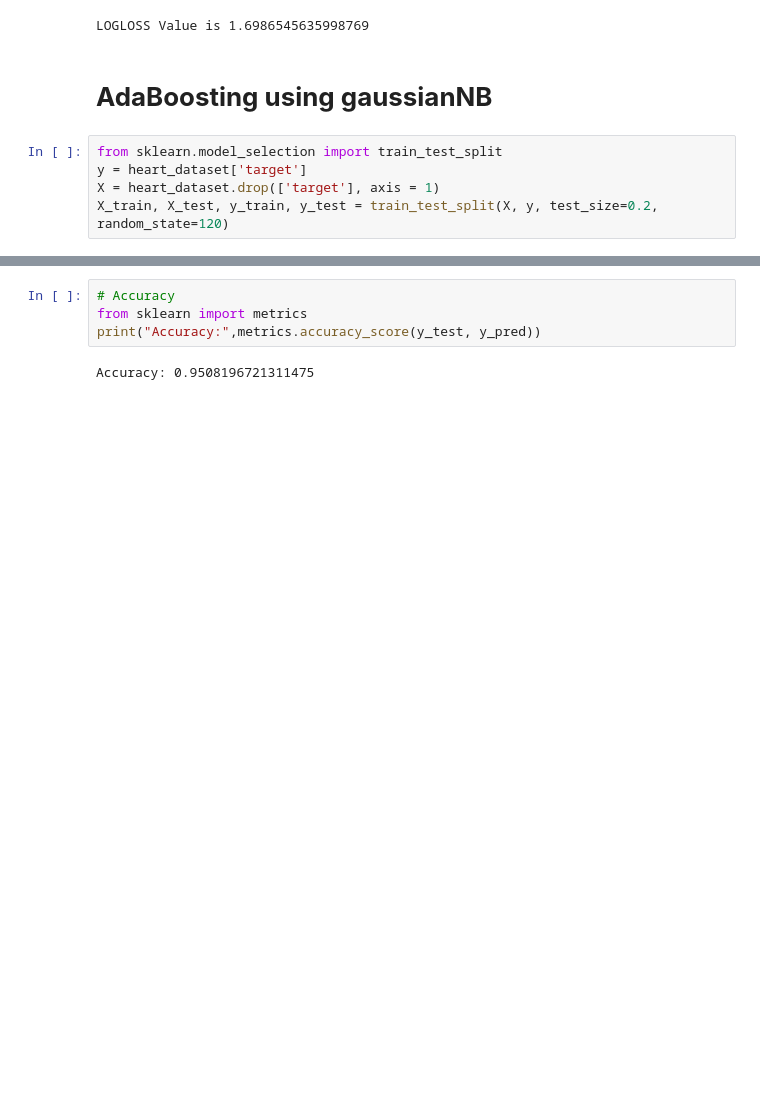
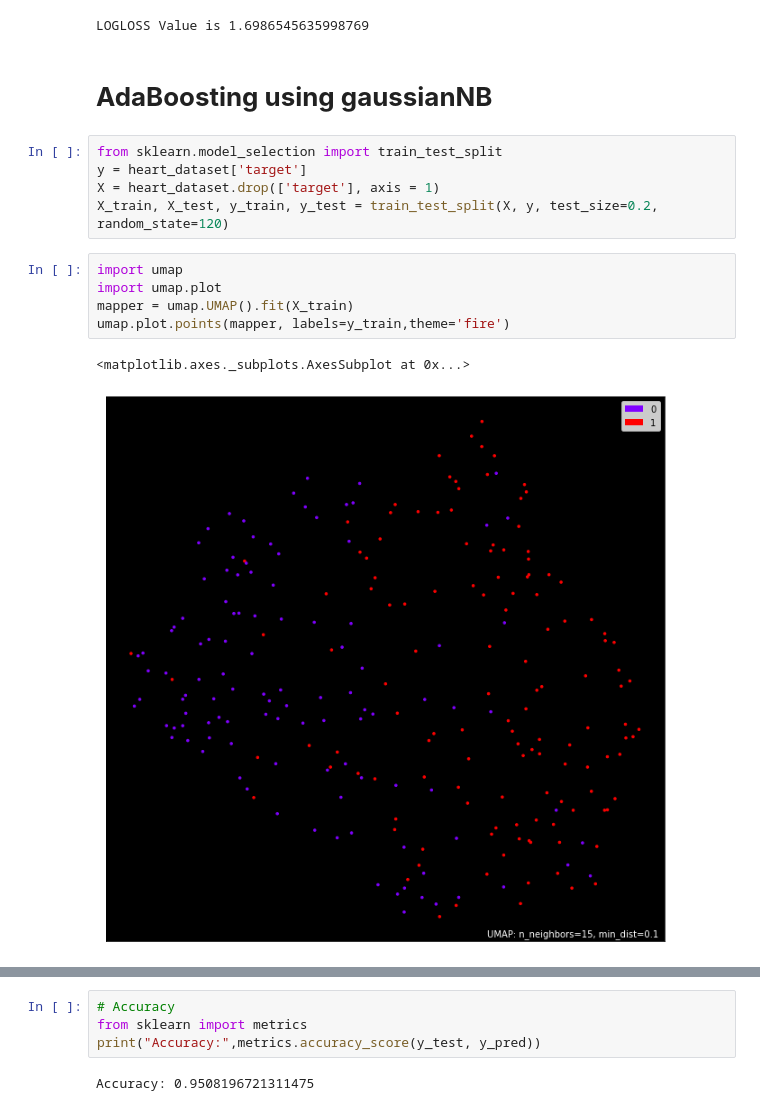
Before and after one commit to Zadak-H/Heart_Attack_Prediction, a Jupyter notebook: Heart_attack_prediction_classification.ipynb, the cells around one changed output, grey strips where cells are left out. Drawn from its saved outputs; the diff is of its cells as text; blank space fills up the shorter version.

```diff
--- a/Heart_attack_prediction_classification.ipynb
+++ b/Heart_attack_prediction_classification.ipynb
@@ -613,3 +615,11 @@ from sklearn.model_selection import train_test_split
 y = heart_dataset['target']
 X = heart_dataset.drop(['target'], axis = 1)
 X_train, X_test, y_train, y_test = train_test_split(X, y, test_size=0.2, random_state=120)
+# %%
+import umap
+import umap.plot
+mapper = umap.UMAP().fit(X_train)
+umap.plot.points(mapper, labels=y_train,theme='fire')
+# %% [output]
+<matplotlib.axes._subplots.AxesSubplot at 0x...>
+[figure, added]
```
Also changed, not shown: parts of 6 cells of this notebook.
